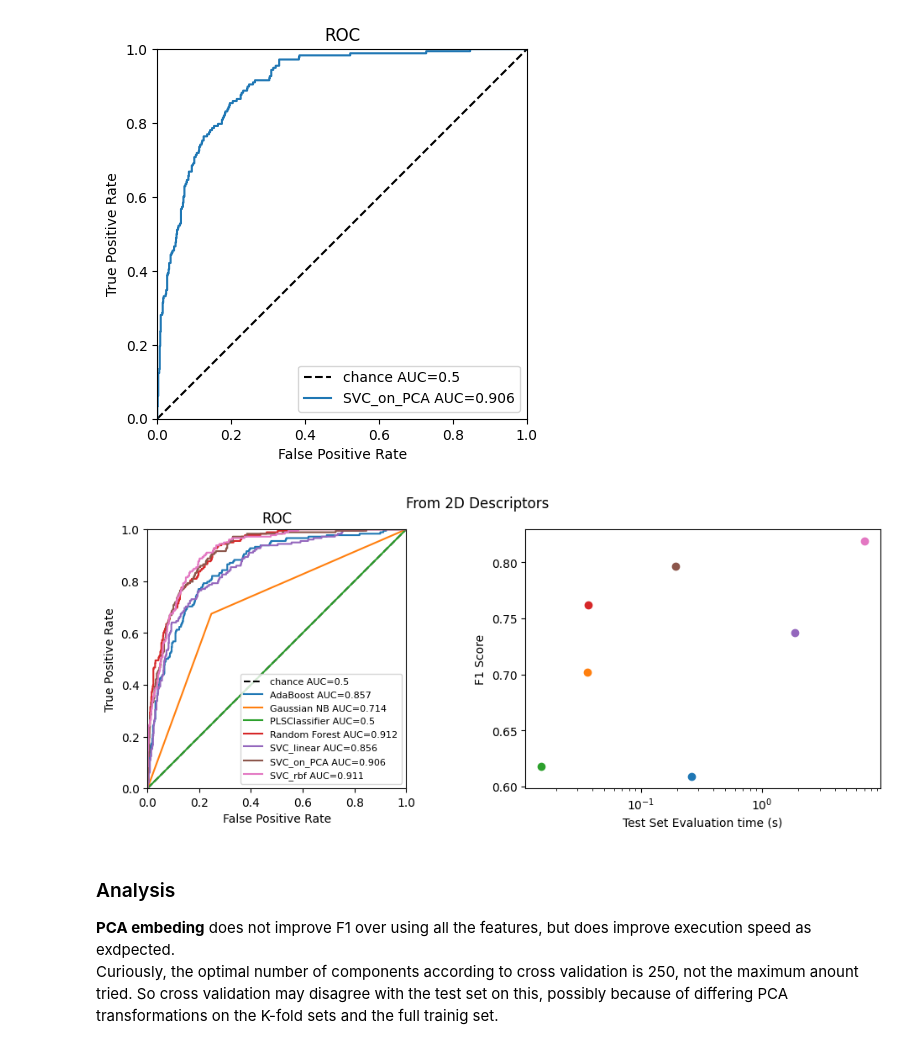
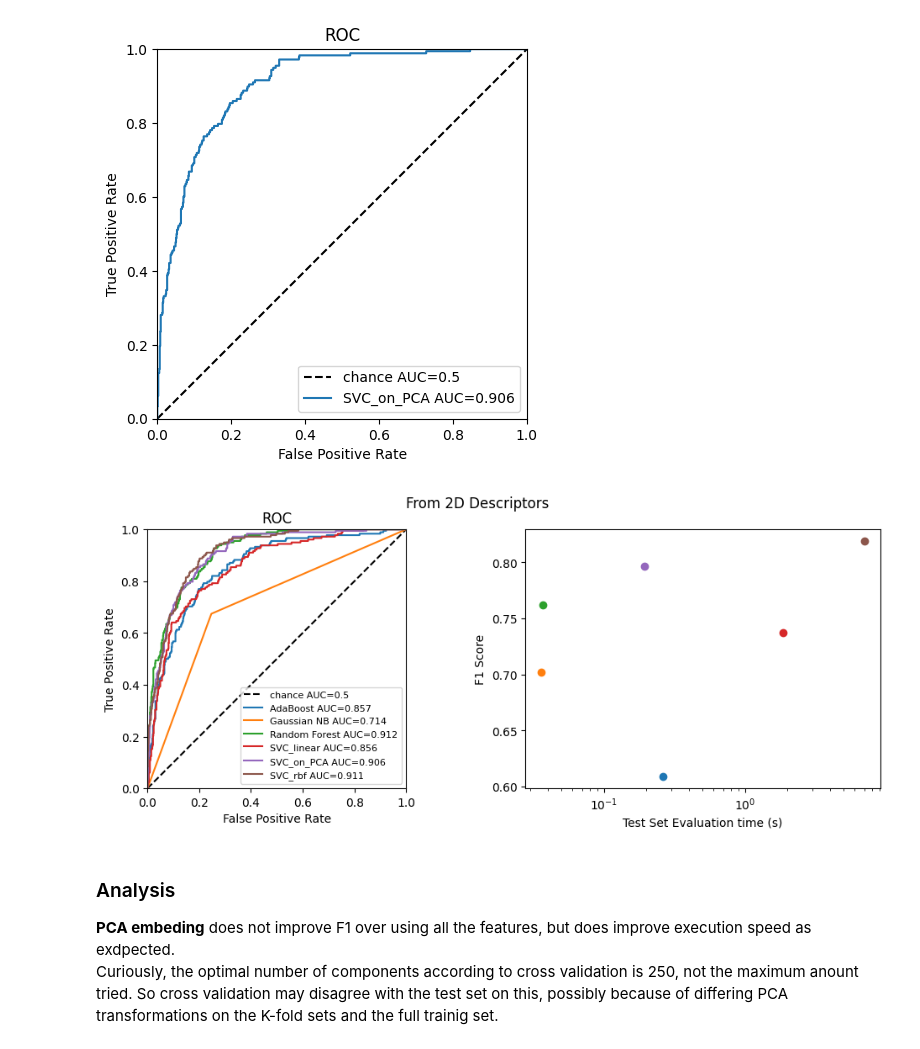
Before and after one commit to zetadin/EGFR_PIC50, a Jupyter notebook: Step3_TrainSimpleModels.ipynb, the cells around one changed output. Cells and saved outputs as stored; diff of their text form; code cells hidden in the pictures.

```diff
--- a/Step3_TrainSimpleModels.ipynb
+++ b/Step3_TrainSimpleModels.ipynb
@@ -626,36 +626,36 @@ AUC: 0.906      F1: 0.797, prec:0.861, recal:0.742
 plt.figure(figsize=(12,4))
 
 # ROC
 plt.subplot(1,2,1)
 plt.axis("square")
 plt.plot([0, 1], [0, 1], "k--", label="chance AUC=0.5")
 # loop through all saved models
 for key in sorted(models.keys()):
-    if(not "3D_" in key):
+    if(not "3D_" in key and not "PLS" in key): # remove 3D and PLS feature represeantions (if cells were run out of order)
         plt.plot(model_ROCs_FPR[key],
                  model_ROCs_TPR[key],
                  label=f"{key} AUC={model_AUCs[key]:.3}")
 
 plt.xlabel("False Positive Rate")
 plt.ylabel("True Positive Rate")
 plt.title("ROC")
 plt.xlim((0,1))
 plt.ylim((0,1))
 plt.legend(fontsize=8)
 
 # F1 vs execution time
 plt.subplot(1,2,2)
 for key in sorted(models.keys()):
-    if(not "3D_" in key):
+    if(not "3D_" in key and not "PLS" in key): # remove 3D and PLS feature represeantions (if cells were run out of order)
         plt.scatter([model_run_time[key]], [model_F1s[key]], label=key)
 plt.xlabel("Test Set Evaluation time (s)")
 plt.ylabel("F1 Score")
 plt.gca().set_xscale('log')
 
 plt.suptitle("From 2D Descriptors")
 plt.show()
 # %% [output]
-[figure, old version]
+[figure, new version]
 # %% [markdown]
 ### Analysis
 <b>PCA embeding</b> does not improve F1 over using all the features, but does improve execution speed as exdpected.<br>
```
Also changed, not shown: parts of 32 cells of this notebook, 1 other file.
